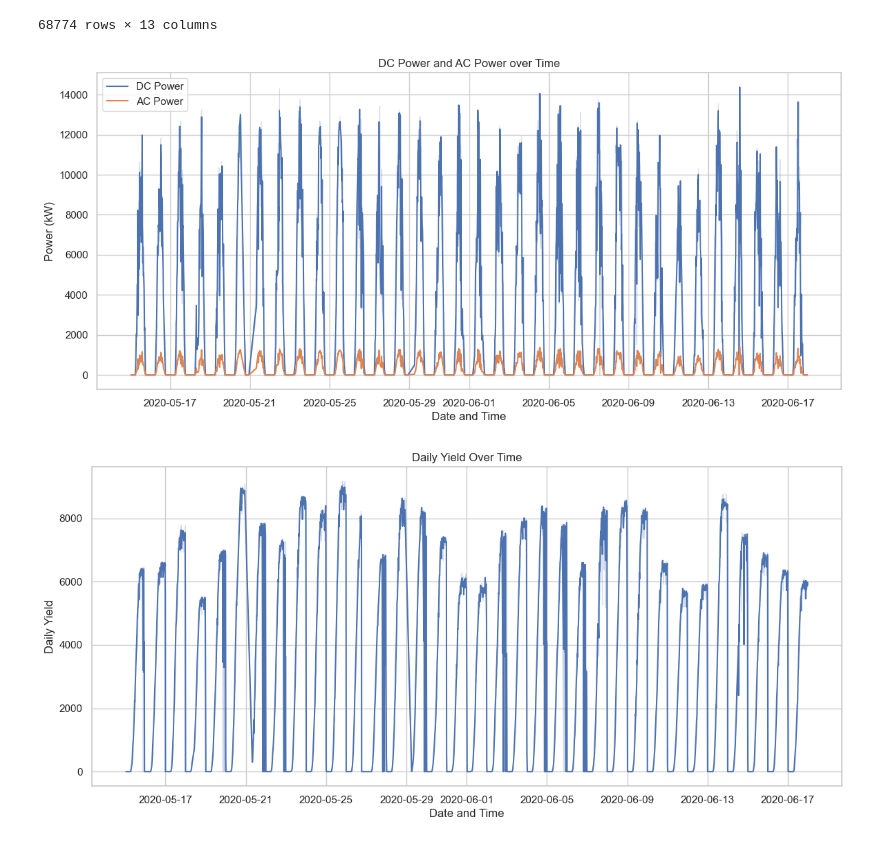
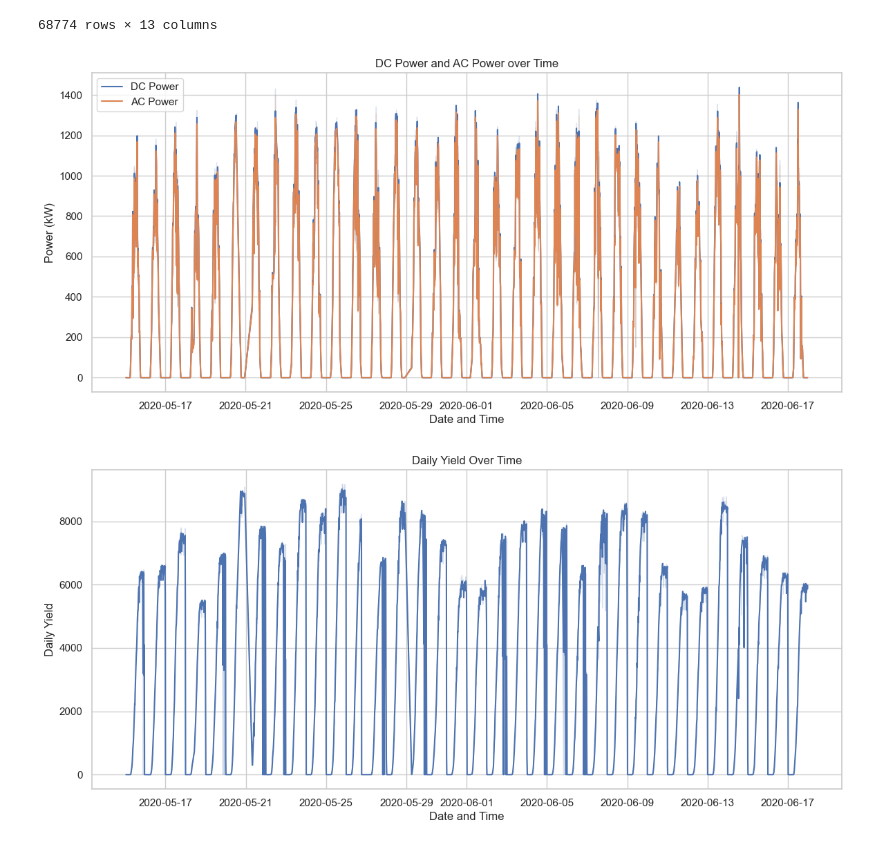
Before and after one commit to louisgthier/solar-power-generation-prediction, a Jupyter notebook: visu2.ipynb, the cells around one changed output. Drawn from its saved outputs; the diff is of its cells as text; code cells hidden in the pictures.

```diff
--- a/visu2.ipynb
+++ b/visu2.ipynb
@@ -59,24 +59,23 @@ data
 | 68773 | 2020-06-17 23:45:00 | 4135001 | zVJPv84UY57bAof | 0.0 | 0.0 | 5910.000 | 7363272.0 | 4135001 | ... |
 68774 rows × 13 columns
 # %%
+data['DC_POWER'] = data['DC_POWER'] / 10
+
 df_sample = data.sample(n=5000, random_state=42)
 # %%
-df_subset = data.sample
 
-# Set the style for seaborn
-sns.set(style="whitegrid")
 
 # Visualization 1: Time Series Plot - DC Power and AC Power over Time
 plt.figure(figsize=(14, 6))
 sns.lineplot(x='DATE_TIME', y='DC_POWER', data=df_sample, label='DC Power')
 sns.lineplot(x='DATE_TIME', y='AC_POWER', data=df_sample, label='AC Power')
 plt.title('DC Power and AC Power over Time')
 plt.xlabel('Date and Time')
 plt.ylabel('Power (kW)')
 plt.legend()
 plt.show()
 # %% [output]
-[figure, old version]
+[figure, new version]
 # %%
 # Visualization 2: Daily Yield Over Time
 plt.figure(figsize=(14, 6))
```
Also changed, not shown: parts of 4 cells of this notebook.
